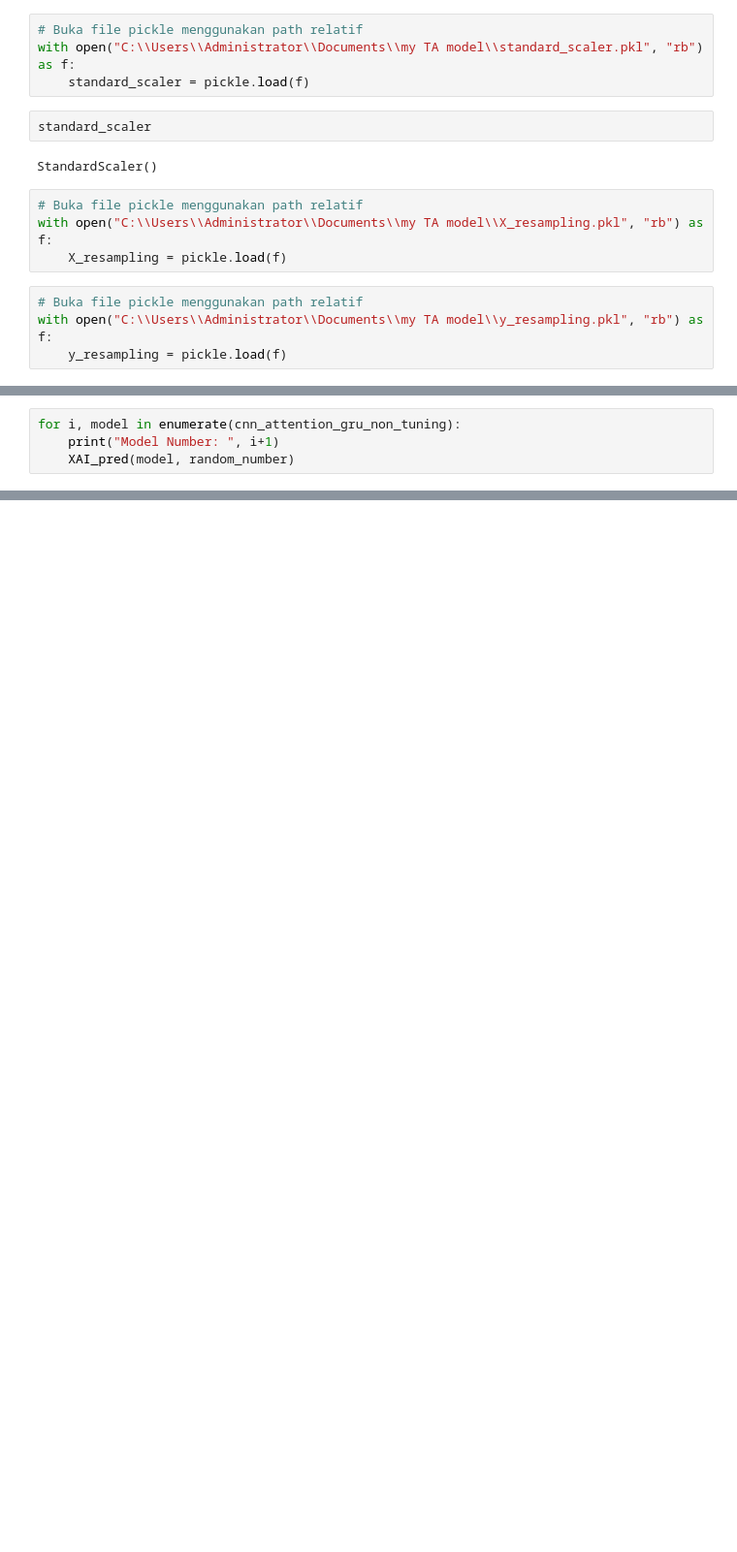
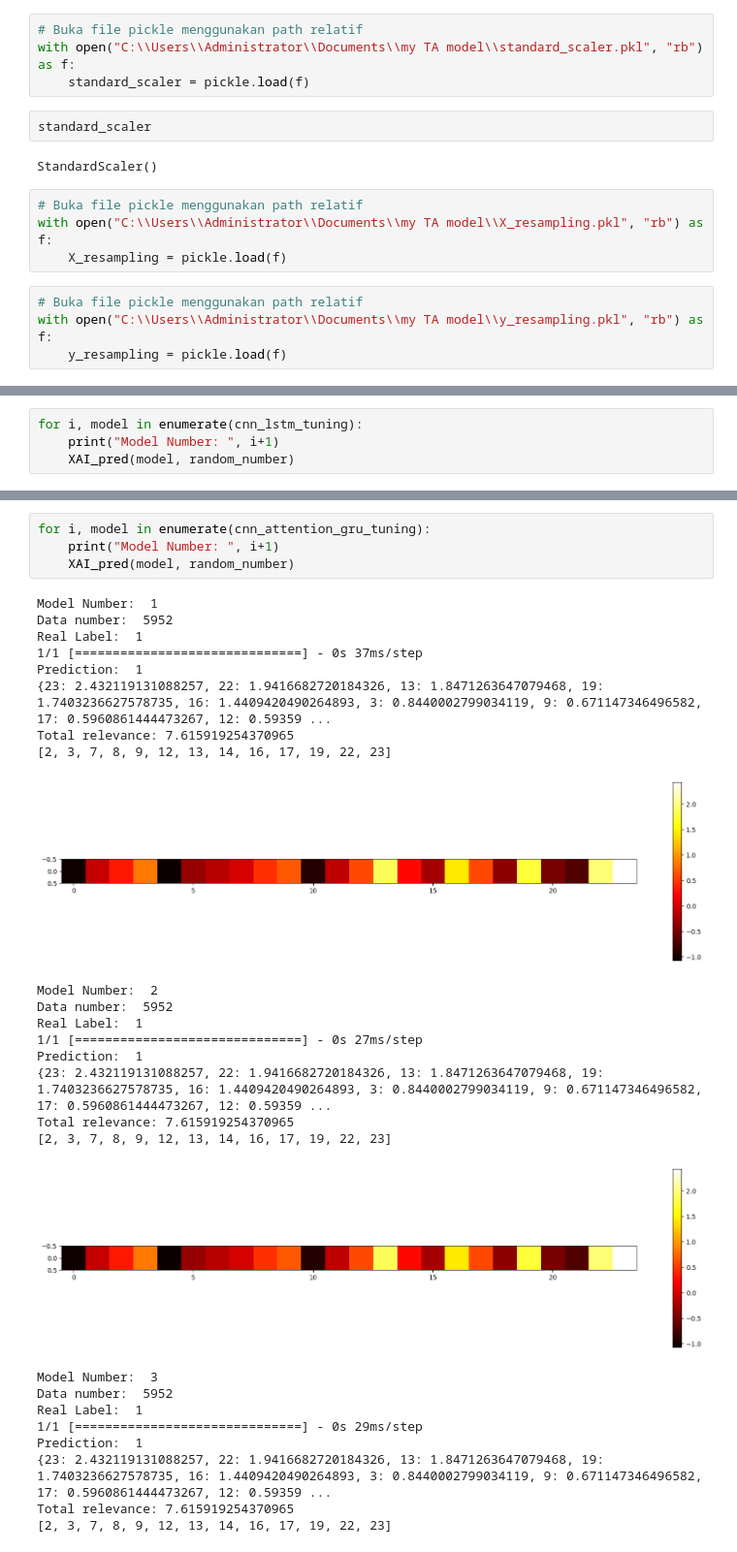
Before and after one commit to macreai/Arrhytmia-Detection-Explainable, a Jupyter notebook: python_TA/explain.ipynb, the cells around one changed output, grey strips where cells are left out. Shown at 97% size. Cells and saved outputs as stored; diff of their text form; blank space fills up the shorter version.

```diff
--- a/python_TA/explain.ipynb
+++ b/python_TA/explain.ipynb
@@ -125,5 +131,5 @@ Total relevance: 15.39580923318863
 # %%
-for i, model in enumerate(cnn_attention_gru_non_tuning):
+for i, model in enumerate(cnn_lstm_tuning):
     print("Model Number: ", i+1)
     XAI_pred(model, random_number)
 # %% [output]
@@ -174,0 +181,31 @@ Total relevance: 15.39580923318863
+# %%
+for i, model in enumerate(cnn_attention_gru_tuning):
+    print("Model Number: ", i+1)
+    XAI_pred(model, random_number)
+# %% [output]
+Model Number:  1
+Data number:  5952
+Real Label:  1
+1/1 [==============================] - 0s 37ms/step
+Prediction:  1
+{23: 2.432119131088257, 22: 1.9416682720184326, 13: 1.8471263647079468, 19: 1.7403236627578735, 16: 1.4409420490264893, 3: 0.8440002799034119, 9: 0.671147346496582, 17: 0.5960861444473267, 12: 0.59359 ...
+Total relevance: 7.615919254370965
+[2, 3, 7, 8, 9, 12, 13, 14, 16, 17, 19, 22, 23]
+[figure, added]
+Model Number:  2
+Data number:  5952
+Real Label:  1
+1/1 [==============================] - 0s 27ms/step
+Prediction:  1
+{23: 2.432119131088257, 22: 1.9416682720184326, 13: 1.8471263647079468, 19: 1.7403236627578735, 16: 1.4409420490264893, 3: 0.8440002799034119, 9: 0.671147346496582, 17: 0.5960861444473267, 12: 0.59359 ...
+Total relevance: 7.615919254370965
+[2, 3, 7, 8, 9, 12, 13, 14, 16, 17, 19, 22, 23]
+[figure, added]
+Model Number:  3
+Data number:  5952
+Real Label:  1
+1/1 [==============================] - 0s 29ms/step
+Prediction:  1
+{23: 2.432119131088257, 22: 1.9416682720184326, 13: 1.8471263647079468, 19: 1.7403236627578735, 16: 1.4409420490264893, 3: 0.8440002799034119, 9: 0.671147346496582, 17: 0.5960861444473267, 12: 0.59359 ...
+Total relevance: 7.615919254370965
+[2, 3, 7, 8, 9, 12, 13, 14, 16, 17, 19, 22, 23]
```
Also changed, not shown: parts of 10 cells of this notebook.
